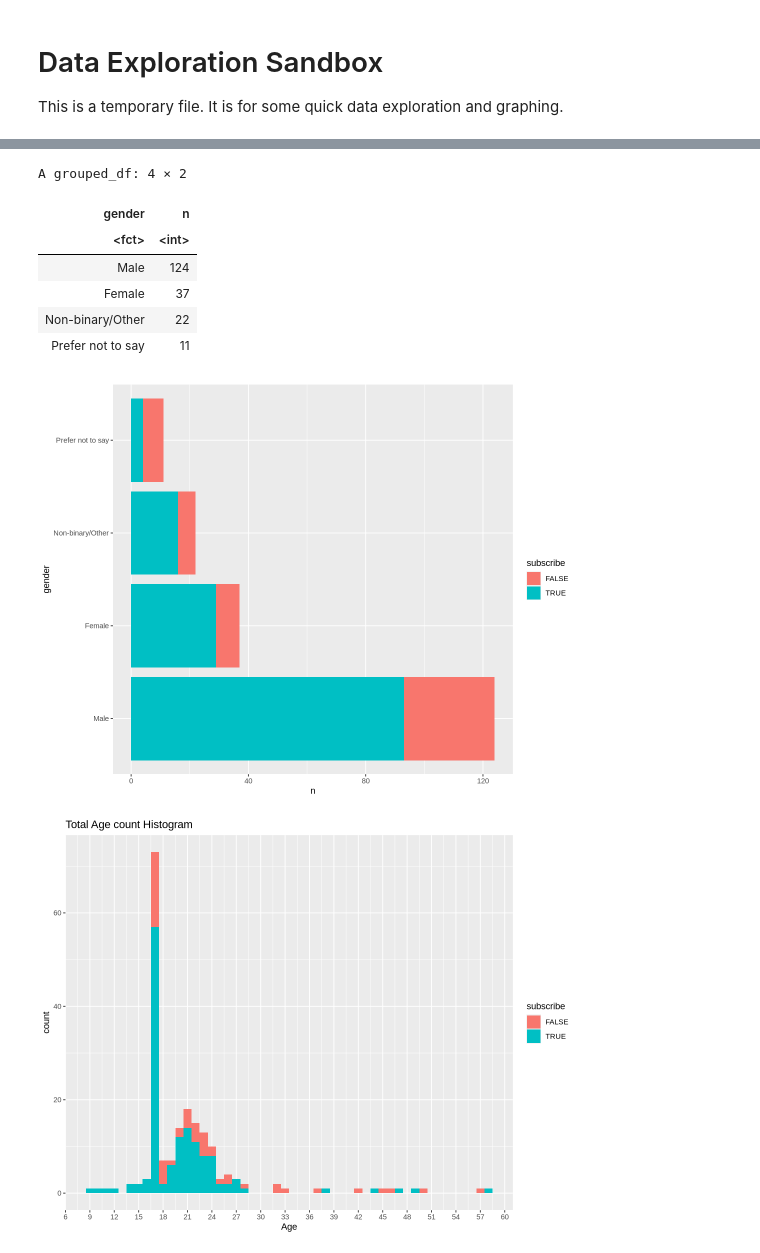
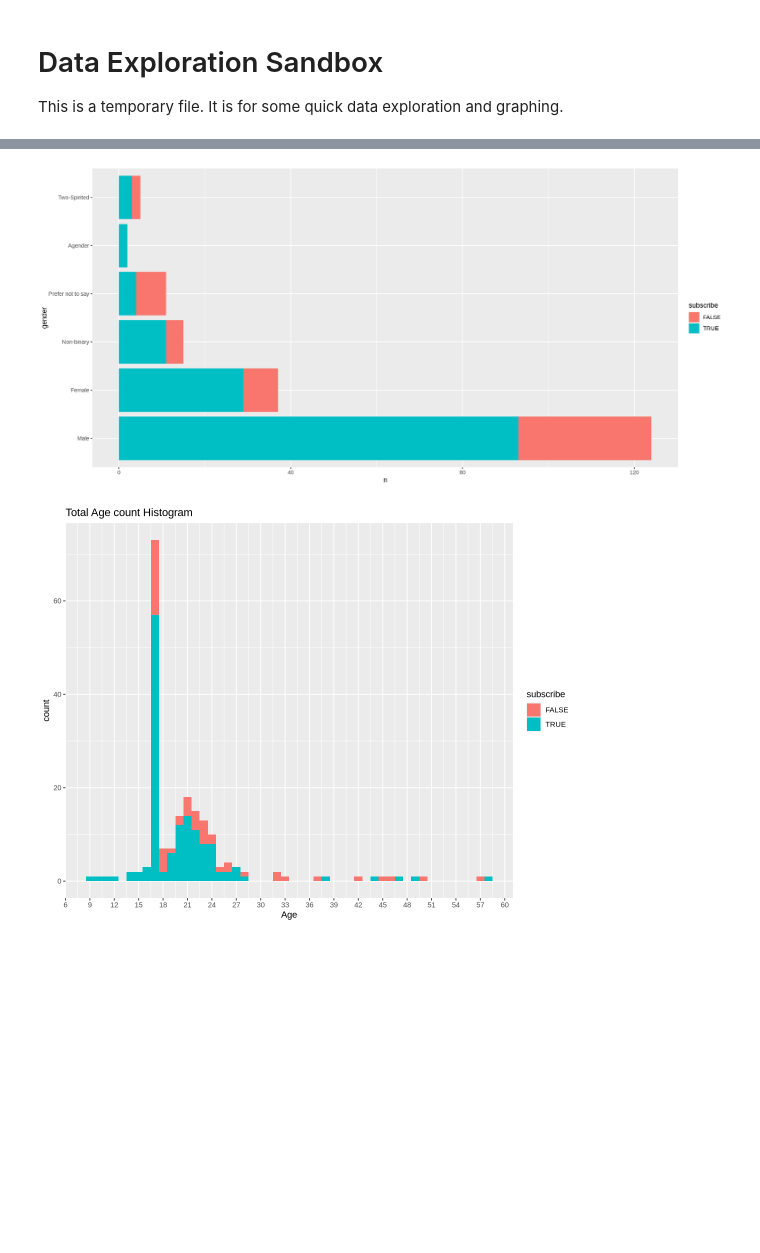
Before and after one commit to FabianoGLentini/player-subscription-ml, a Jupyter notebook: data_explore_sandbox.ipynb, the cells around one changed output, grey strips where cells are left out. Drawn from its saved outputs; the diff is of its cells as text; code cells hidden in the pictures; blank space fills up the shorter version.

```diff
--- a/data_explore_sandbox.ipynb
+++ b/data_explore_sandbox.ipynb
@@ -28,23 +28,7 @@ player_df <- player_data |> # TODO must consider reworking a joining of some lab
                 gender = as_factor(gender),        # chr -> fct for analysis and modeling
                 played = factor(as.logical(played_hours)),
                 experience = as_factor(experience) # chr -> fct for analysis and modeling
-            ) |>
-                 mutate(gender = fct_recode(gender,
-                                    "Non-binary/Other" = "Agender",
-                                    "Non-binary/Other" = "Non-binary",
-                                     "Non-binary/Other" = "Two-Spirited",
-                                    "Non-binary/Other" = "Other"
-                                      ))
+            )
 
-# player_df
-# test_ag <- player_df |>
-#             group_by(gender) |>
-#             select(gender) |>
-#             mutate(gender = fct_recode(gender,
-#                                     "Non-binary/Other" = "Agender",
-#                                     "Non-binary/Other" = "Non-binary",
-#                                      "Non-binary/Other" = "Two-Spirited",
-#                                       ))
-
-# test_ag
+player_df
 # %% [output]
@@ -56,21 +46,11 @@ Caused by warning:
 # %%
 # RAW DATA summarize
 count_sub_gen <- group_by(player_df, gender) |>
                     count(subscribe) |>
                     mutate(perc_sub = round( n / sum(n), 2))
 gender_plot <- ggplot(count_sub_gen, aes(x = n, y = gender, fill = subscribe)) +
                     geom_bar(stat ="identity")
 
 gender_plot
-count_sub_gen <- group_by(player_df, gender) |>
-                    count(gender)
-count_sub_gen
 # %% [output]
-A grouped_df: 4 × 2
-| gender | n |
-| <fct> | <int> |
-| Male | 124 |
-| Female | 37 |
-| Non-binary/Other | 22 |
-| Prefer not to say | 11 |
-[figure, old version]
+[figure, new version]
```
Also changed, not shown: parts of 4 cells of this notebook.
